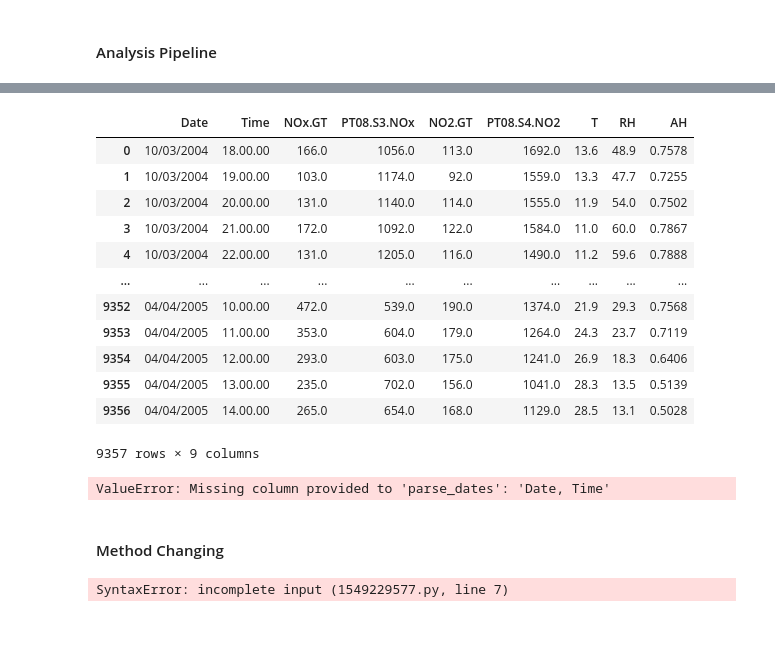
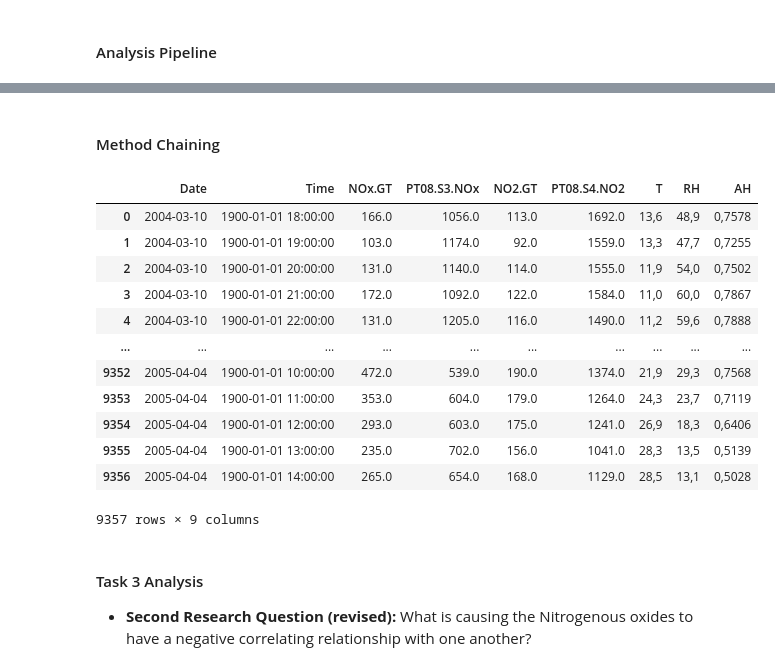
Before and after one commit to ubco-W2022T2-data301/project-group-group59, a Jupyter notebook: analysis/analysis2.ipynb, the cells around one changed output, grey strips where cells are left out. Drawn from its saved outputs; the diff is of its cells as text; code cells hidden in the pictures; blank space fills up the shorter version.

Commit message:
added method chain

```diff
--- a/analysis/analysis2.ipynb
+++ b/analysis/analysis2.ipynb
@@ -294,32 +298,8 @@ df_bri_2 = df_bri_2.dropna()
-# %%
-#Changing variables
-df_bri_2.replace(to_replace=",", value=".",regex=True, inplace=True )
-df_bri_2= df_bri_2.astype({'T': 'float', 'AH':'float','RH':'float'})
-
-#Resetting Index
-df_bri_2_cleaned = df_bri_2.reset_index(drop=True)
-df_bri_2_cleaned
-# %% [output]
-|  | Date | Time | NOx.GT | PT08.S3.NOx | NO2.GT | PT08.S4.NO2 | T | RH | AH |
-| 0 | 10/03/2004 | 18.00.00 | 166.0 | 1056.0 | 113.0 | 1692.0 | 13.6 | 48.9 | 0.7578 |
-| 1 | 10/03/2004 | 19.00.00 | 103.0 | 1174.0 | 92.0 | 1559.0 | 13.3 | 47.7 | 0.7255 |
-| 2 | 10/03/2004 | 20.00.00 | 131.0 | 1140.0 | 114.0 | 1555.0 | 11.9 | 54.0 | 0.7502 |
-| 3 | 10/03/2004 | 21.00.00 | 172.0 | 1092.0 | 122.0 | 1584.0 | 11.0 | 60.0 | 0.7867 |
-| 4 | 10/03/2004 | 22.00.00 | 131.0 | 1205.0 | 116.0 | 1490.0 | 11.2 | 59.6 | 0.7888 |
-| ... | ... | ... | ... | ... | ... | ... | ... | ... | ... |
-| 9352 | 04/04/2005 | 10.00.00 | 472.0 | 539.0 | 190.0 | 1374.0 | 21.9 | 29.3 | 0.7568 |
-| 9353 | 04/04/2005 | 11.00.00 | 353.0 | 604.0 | 179.0 | 1264.0 | 24.3 | 23.7 | 0.7119 |
-| 9354 | 04/04/2005 | 12.00.00 | 293.0 | 603.0 | 175.0 | 1241.0 | 26.9 | 18.3 | 0.6406 |
-| 9355 | 04/04/2005 | 13.00.00 | 235.0 | 702.0 | 156.0 | 1041.0 | 28.3 | 13.5 | 0.5139 |
-| 9356 | 04/04/2005 | 14.00.00 | 265.0 | 654.0 | 168.0 | 1129.0 | 28.5 | 13.1 | 0.5028 |
-9357 rows × 9 columns
 # %%
 #Coverting date time
-import datetime
-conv_dt = lambda x: (datetime.datetime.strptime(x, "%d/%m/%Y %H.%M.%S") if isinstance(x, str) else np.nan)
-pd.read_csv("../data/raw/AirQualityUCI.csv", sep= ",", parse_dates=[["Date","Time"]], date_parser=conv_dt, nrows=9357).Date_Time
+#import datetime
+#conv_dt = lambda x: (datetime.datetime.strptime(x, "%d/%m/%Y %H.%M.%S") if isinstance(x, str) else np.nan)
+#pd.read_csv("../data/raw/AirQualityUCI.csv", sep= ";", parse_dates=[["Date","Time"]], date_parser=conv_dt, nrows=9357).Date_Time
 
 
-df_bri_2_cleaned
+#df_bri_2_cleaned
-# %% [output]
-ValueError: Missing column provided to 'parse_dates': 'Date, Time'
@@ -326,13 +308,32 @@ ValueError: Missing column provided to 'parse_dates': 'Date, Time'
 # %% [markdown]
-#### Method Changing
+#### Method Chaining
-# %%
-import pandas as pd
-import numpy as np
-import df_bri_2_cleaned
-
-
-df_bri_2_cleaned = (
-pd.DataFrame()
-)
-# %% [output]
-SyntaxError: incomplete input (1549229577.py, line 7)
+# %%
+import pandas as pd
+import numpy as np
+import datetime
+#Creating the method chain
+
+df_bri_chain = (
+pd.read_csv("../data/raw/AirQualityUCI.csv", sep= ";", decimal= ".")
+.drop(columns= ['Unnamed: 15','Unnamed: 16','CO(GT)','PT08.S1(CO)','NMHC(GT)','C6H6(GT)', 'PT08.S2(NMHC)','PT08.S5(O3)'])
+.dropna()
+.drop_duplicates()
+.assign(Date=lambda x: pd.to_datetime(x.Date, format='%d/%m/%Y'), Time=lambda x: pd.to_datetime(x.Time, format='%H.%M.%S'))
+.rename(columns={'NOx(GT)':'NOx.GT', 'PT08.S3(NOx)': 'PT08.S3.NOx', 'PT08.S4(NO2)':'PT08.S4.NO2', 'NO2(GT)':'NO2.GT'})
+)
+
+df_bri_chain
+# %% [output]
+|  | Date | Time | NOx.GT | PT08.S3.NOx | NO2.GT | PT08.S4.NO2 | T | RH | AH |
+| 0 | 2004-03-10 | 1900-01-01 18:00:00 | 166.0 | 1056.0 | 113.0 | 1692.0 | 13,6 | 48,9 | 0,7578 |
+| 1 | 2004-03-10 | 1900-01-01 19:00:00 | 103.0 | 1174.0 | 92.0 | 1559.0 | 13,3 | 47,7 | 0,7255 |
+| 2 | 2004-03-10 | 1900-01-01 20:00:00 | 131.0 | 1140.0 | 114.0 | 1555.0 | 11,9 | 54,0 | 0,7502 |
+| 3 | 2004-03-10 | 1900-01-01 21:00:00 | 172.0 | 1092.0 | 122.0 | 1584.0 | 11,0 | 60,0 | 0,7867 |
+| 4 | 2004-03-10 | 1900-01-01 22:00:00 | 131.0 | 1205.0 | 116.0 | 1490.0 | 11,2 | 59,6 | 0,7888 |
+| ... | ... | ... | ... | ... | ... | ... | ... | ... | ... |
+| 9352 | 2005-04-04 | 1900-01-01 10:00:00 | 472.0 | 539.0 | 190.0 | 1374.0 | 21,9 | 29,3 | 0,7568 |
+| 9353 | 2005-04-04 | 1900-01-01 11:00:00 | 353.0 | 604.0 | 179.0 | 1264.0 | 24,3 | 23,7 | 0,7119 |
+| 9354 | 2005-04-04 | 1900-01-01 12:00:00 | 293.0 | 603.0 | 175.0 | 1241.0 | 26,9 | 18,3 | 0,6406 |
+| 9355 | 2005-04-04 | 1900-01-01 13:00:00 | 235.0 | 702.0 | 156.0 | 1041.0 | 28,3 | 13,5 | 0,5139 |
+| 9356 | 2005-04-04 | 1900-01-01 14:00:00 | 265.0 | 654.0 | 168.0 | 1129.0 | 28,5 | 13,1 | 0,5028 |
+9357 rows × 9 columns
@@ -338,0 +359,3 @@ SyntaxError: incomplete input (1549229577.py, line 7)
+# %% [markdown]
+#### Task 3 Analysis
+- **Second Research Question (revised):**  What is causing the Nitrogenous oxides to have a negative correlating relationship with one another?
```
Also changed, not shown: parts of 5 cells of this notebook, 2 other files.
